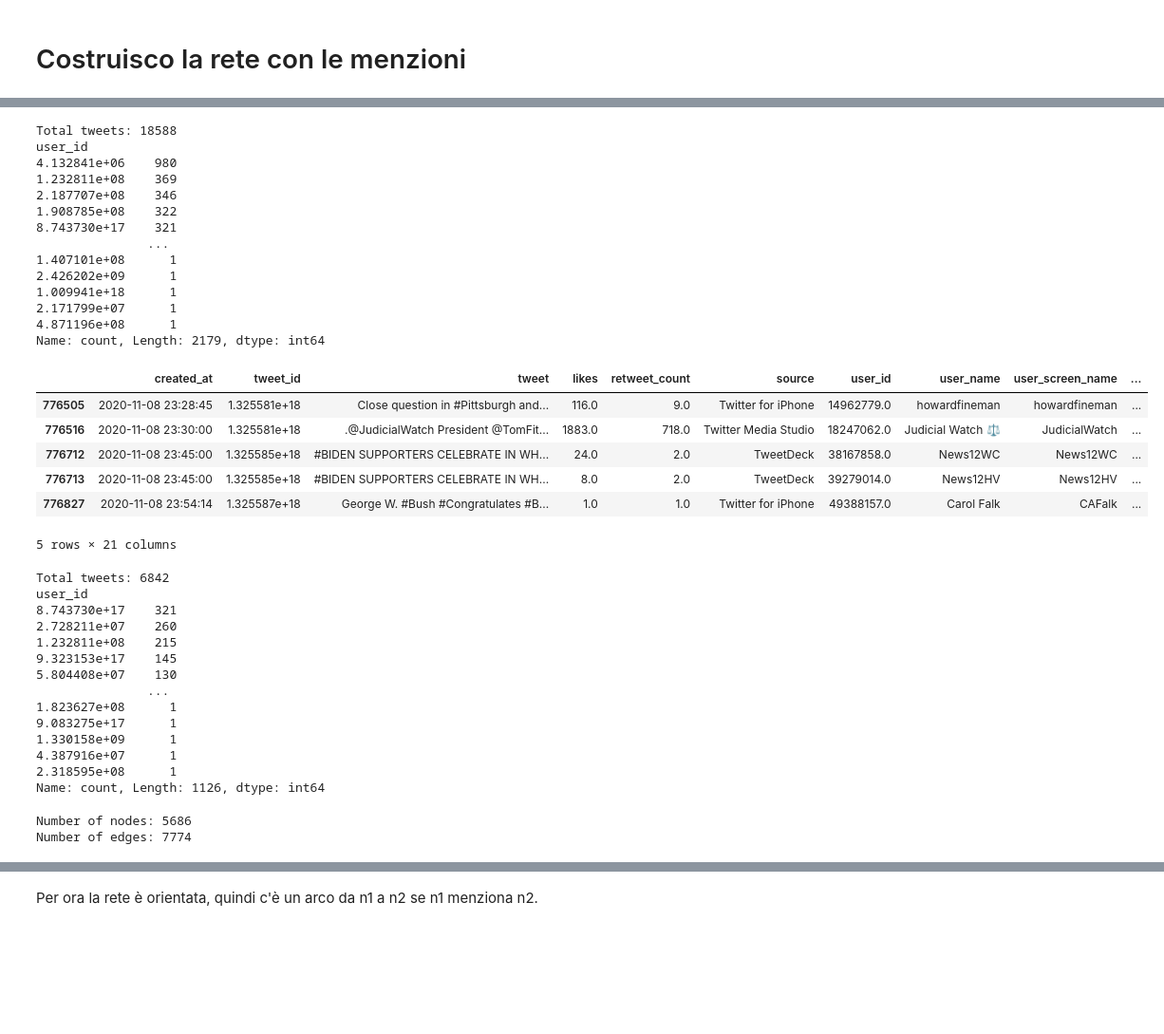
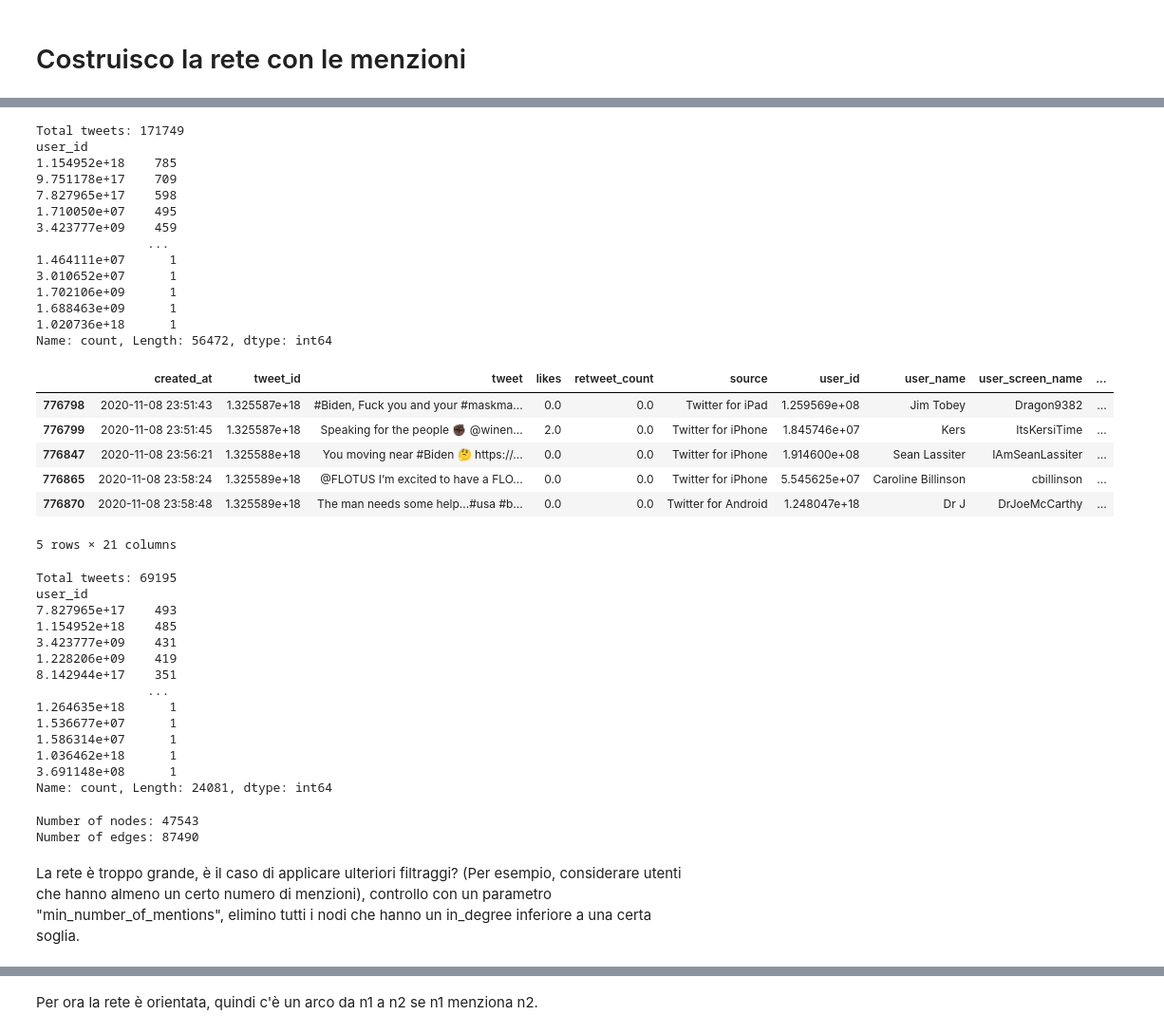
Before and after one commit to divadde/social_network_analysis_project, a Jupyter notebook: net-analysis-project.ipynb, the cells around one changed output, grey strips where cells are left out. Shown at 95% size. Drawn from its saved outputs; the diff is of its cells as text; code cells hidden in the pictures; blank space fills up the shorter version.

```diff
--- a/net-analysis-project.ipynb
+++ b/net-analysis-project.ipynb
@@ -152,31 +171,36 @@ Name: count, Length: 76160, dtype: int64
 # %%
+popular = False #se true, considero rete con >15.000 followers, se false considero rete con <1.000 followers
+
 #FILTRAGGIO BASATO SU stato= United states e sul numero di follower, voglio capire se ci sono
 #utenti importanti o se ho completamente rimosso profili di informazione
-df_country_e_follower= df_country[df_country["user_followers_count"]>=15000]
+if popular:
+    df_country_e_follower= df_country[df_country["user_followers_count"]>=15000]
+else:
+    df_country_e_follower= df_country[df_country["user_followers_count"]<1000]
 print(f"Total tweets: {len(df_country_e_follower)}")
 print(df_country_e_follower["user_id"].value_counts())
 df_country_e_follower.tail()
 # %% [output]
-Total tweets: 18588
+Total tweets: 171749
 user_id
-4.132841e+06    980
-1.232811e+08    369
-2.187707e+08    346
-1.908785e+08    322
-8.743730e+17    321
+1.154952e+18    785
+9.751178e+17    709
+7.827965e+17    598
+1.710050e+07    495
+3.423777e+09    459
                ...
-1.407101e+08      1
-2.426202e+09      1
-1.009941e+18      1
-2.171799e+07      1
-4.871196e+08      1
-Name: count, Length: 2179, dtype: int64
+1.464111e+07      1
+3.010652e+07      1
+1.702106e+09      1
+1.688463e+09      1
+1.020736e+18      1
+Name: count, Length: 56472, dtype: int64
 |  | created_at | tweet_id | tweet | likes | retweet_count | source | user_id | user_name | user_screen_name | ... |
-| 776505 | 2020-11-08 23:28:45 | 1.325581e+18 | Close question in #Pittsburgh and... | 116.0 | 9.0 | Twitter for iPhone | 14962779.0 | howardfineman | howardfineman | ... |
-| 776516 | 2020-11-08 23:30:00 | 1.325581e+18 | .@JudicialWatch President @TomFit... | 1883.0 | 718.0 | Twitter Media Studio | 18247062.0 | Judicial Watch ⚖️ | JudicialWatch | ... |
-| 776712 | 2020-11-08 23:45:00 | 1.325585e+18 | #BIDEN SUPPORTERS CELEBRATE IN WH... | 24.0 | 2.0 | TweetDeck | 38167858.0 | News12WC | News12WC | ... |
-| 776713 | 2020-11-08 23:45:00 | 1.325585e+18 | #BIDEN SUPPORTERS CELEBRATE IN WH... | 8.0 | 2.0 | TweetDeck | 39279014.0 | News12HV | News12HV | ... |
-| 776827 | 2020-11-08 23:54:14 | 1.325587e+18 | George W. #Bush #Congratulates #B... | 1.0 | 1.0 | Twitter for iPhone | 49388157.0 | Carol Falk | CAFalk | ... |
+| 776798 | 2020-11-08 23:51:43 | 1.325587e+18 | #Biden, Fuck you and your #maskma... | 0.0 | 0.0 | Twitter for iPad | 1.259569e+08 | Jim Tobey | Dragon9382 | ... |
+| 776799 | 2020-11-08 23:51:45 | 1.325587e+18 | Speaking for the people ✊🏿 @winen... | 2.0 | 0.0 | Twitter for iPhone | 1.845746e+07 | Kers | ItsKersiTime | ... |
+| 776847 | 2020-11-08 23:56:21 | 1.325588e+18 | You moving near #Biden 🤔 https://... | 0.0 | 0.0 | Twitter for iPhone | 1.914600e+08 | Sean Lassiter | IAmSeanLassiter | ... |
+| 776865 | 2020-11-08 23:58:24 | 1.325589e+18 | @FLOTUS I’m excited to have a FLO... | 0.0 | 0.0 | Twitter for iPhone | 5.545625e+07 | Caroline Billinson | cbillinson | ... |
+| 776870 | 2020-11-08 23:58:48 | 1.325589e+18 | The man needs some help...#usa #b... | 0.0 | 0.0 | Twitter for Android | 1.248047e+18 | Dr J | DrJoeMcCarthy | ... |
 5 rows × 21 columns
 # %%
 #FILTRAGGIO BASATO SU MENZIONI+country+followers
@@ -191,22 +215,22 @@ df_with_mentions.head()
 print(df_with_mentions["user_id"].value_counts())
 #PS MI SONO ACCORTA CHE NON è BANALE REALIZZARE UN ARCO SE C'è UNA MENZIONE
 #DEVI RISALIRE AL USER ID DAL NOME
-#MA QUELL'UTENTE POTREBBE NON ESISTERE NEI DATI SE NON HA PUBBLICATO NIENTE
+#MA QUELL'UTENTE POTREBBE NON ESISTERE NEI DATI SE NON HA PUBBLICATO NIENTE (ci interessa davvero se abbia pubblicato qualcosa?)
 # %% [output]
-Total tweets: 6842
+Total tweets: 69195
 user_id
-8.743730e+17    321
-2.728211e+07    260
-1.232811e+08    215
-9.323153e+17    145
-5.804408e+07    130
+7.827965e+17    493
+1.154952e+18    485
+3.423777e+09    431
+1.228206e+09    419
+8.142944e+17    351
                ...
-1.823627e+08      1
-9.083275e+17      1
-1.330158e+09      1
-4.387916e+07      1
-2.318595e+08      1
-Name: count, Length: 1126, dtype: int64
+1.264635e+18      1
+1.536677e+07      1
+1.586314e+07      1
+1.036462e+18      1
+3.691148e+08      1
+Name: count, Length: 24081, dtype: int64
 # %%
 import re
 # Initialize a directed graph
@@ -237,5 +261,7 @@ for index, row in df_with_mentions.iterrows():
 print(f"Number of nodes: {G.number_of_nodes()}")
 print(f"Number of edges: {G.number_of_edges()}")
 # %% [output]
-Number of nodes: 5686
-Number of edges: 7774
+Number of nodes: 47543
+Number of edges: 87490
+# %% [markdown]
+La rete è troppo grande, è il caso di applicare ulteriori filtraggi? (Per esempio, considerare utenti che hanno almeno un certo numero di menzioni), controllo con un parametro "min_number_of_mentions", elimino tutti i nodi che hanno un in_degree inferiore a una certa soglia.
```
Also changed, not shown: parts of 14 cells of this notebook.
